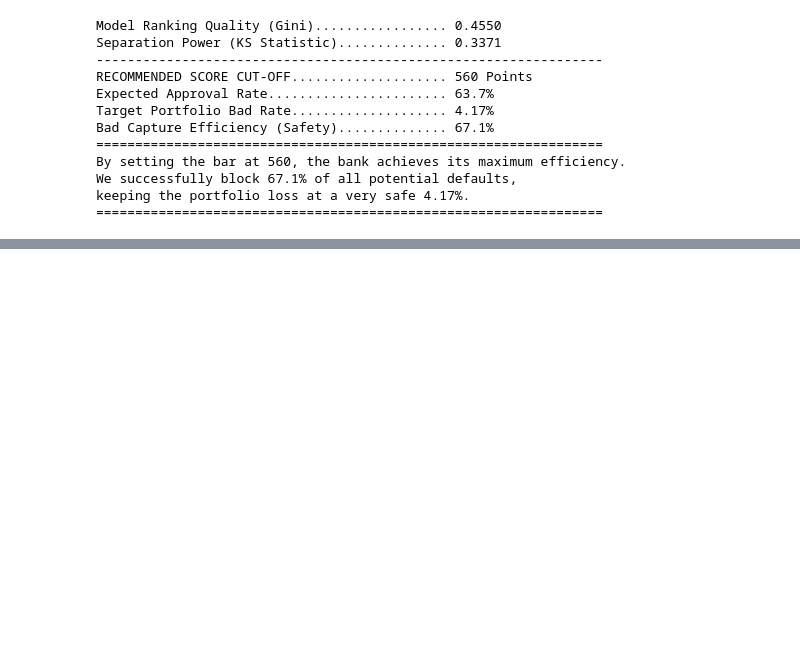
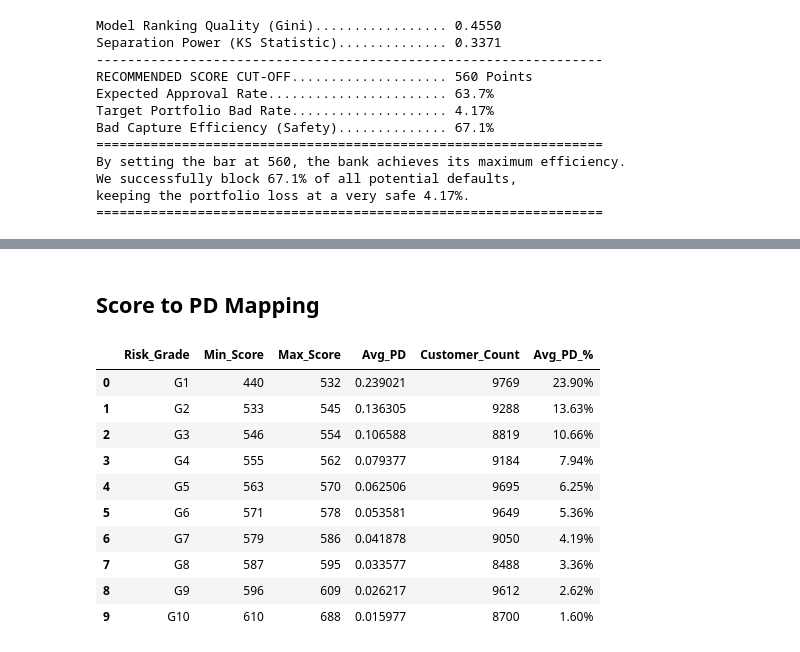
Before and after one commit to ErenReyhanlioglu/Credit_Risk_Analysis, a Jupyter notebook: notebooks/04_model_diagnostics_performance.ipynb, the cells around one changed output, grey strips where cells are left out. Cells and saved outputs as stored; diff of their text form; code cells hidden in the pictures; blank space fills up the shorter version.

```diff
--- a/notebooks/04_model_diagnostics_performance.ipynb
+++ b/notebooks/04_model_diagnostics_performance.ipynb
@@ -210,0 +275,21 @@ keeping the portfolio loss at a very safe 4.17%.
+# %% [markdown]
+## **Score to PD Mapping**
+# %%
+pd_mapping_table = generate_score_pd_mapping(test_scored)
+
+styled_mapping = pd_mapping_table.style.background_gradient(subset=['Avg_PD_%'], cmap='RdYlGn_r') \
+                                       .format({'Avg_PD_%': '{:.2f}%'})
+
+display(styled_mapping)
+# %% [output]
+|  | Risk_Grade | Min_Score | Max_Score | Avg_PD | Customer_Count | Avg_PD_% |
+| 0 | G1 | 440 | 532 | 0.239021 | 9769 | 23.90% |
+| 1 | G2 | 533 | 545 | 0.136305 | 9288 | 13.63% |
+| 2 | G3 | 546 | 554 | 0.106588 | 8819 | 10.66% |
+| 3 | G4 | 555 | 562 | 0.079377 | 9184 | 7.94% |
+| 4 | G5 | 563 | 570 | 0.062506 | 9695 | 6.25% |
+| 5 | G6 | 571 | 578 | 0.053581 | 9649 | 5.36% |
+| 6 | G7 | 579 | 586 | 0.041878 | 9050 | 4.19% |
+| 7 | G8 | 587 | 595 | 0.033577 | 8488 | 3.36% |
+| 8 | G9 | 596 | 609 | 0.026217 | 9612 | 2.62% |
+| 9 | G10 | 610 | 688 | 0.015977 | 8700 | 1.60% |
```
Also changed, not shown: parts of 6 cells of this notebook, 3 other files.
